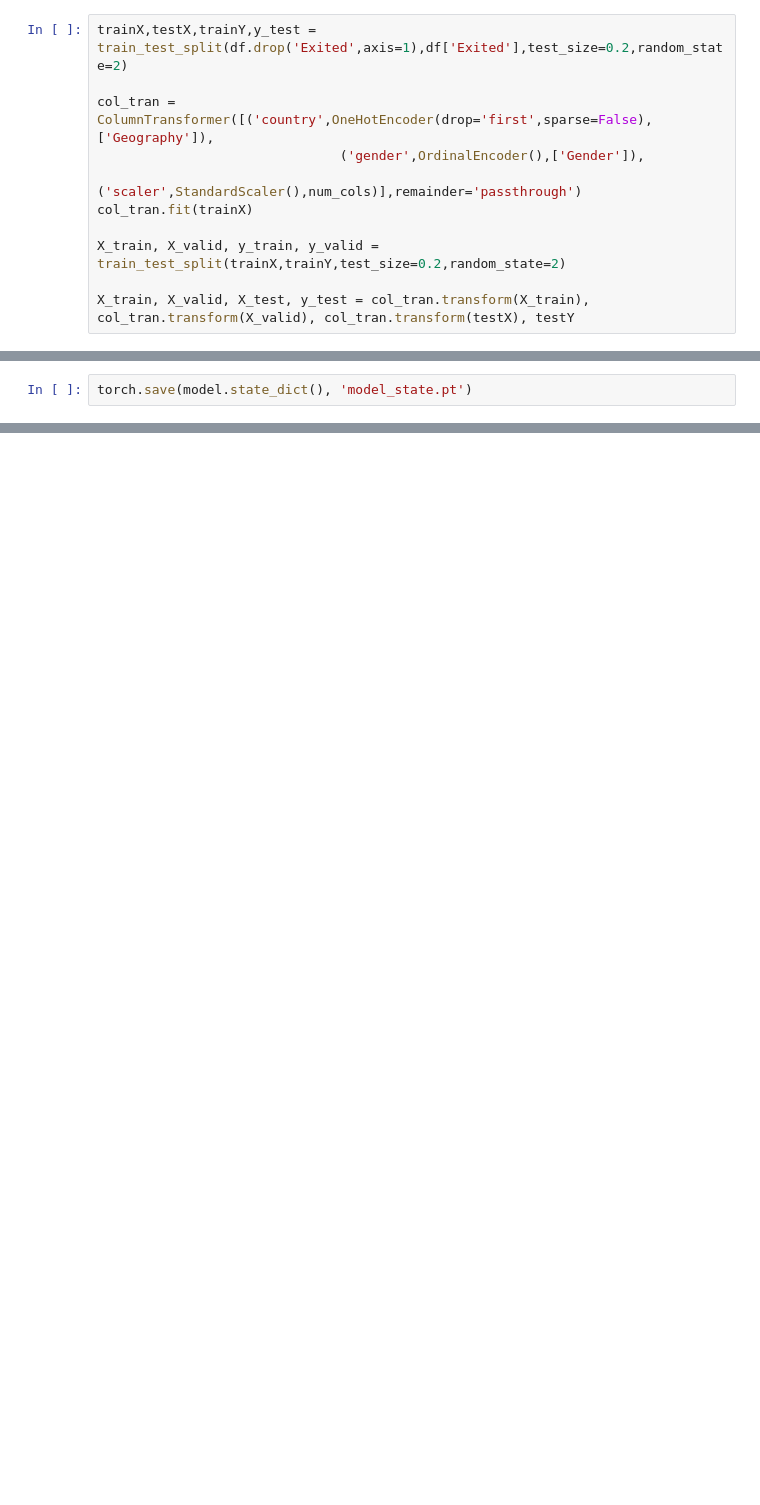
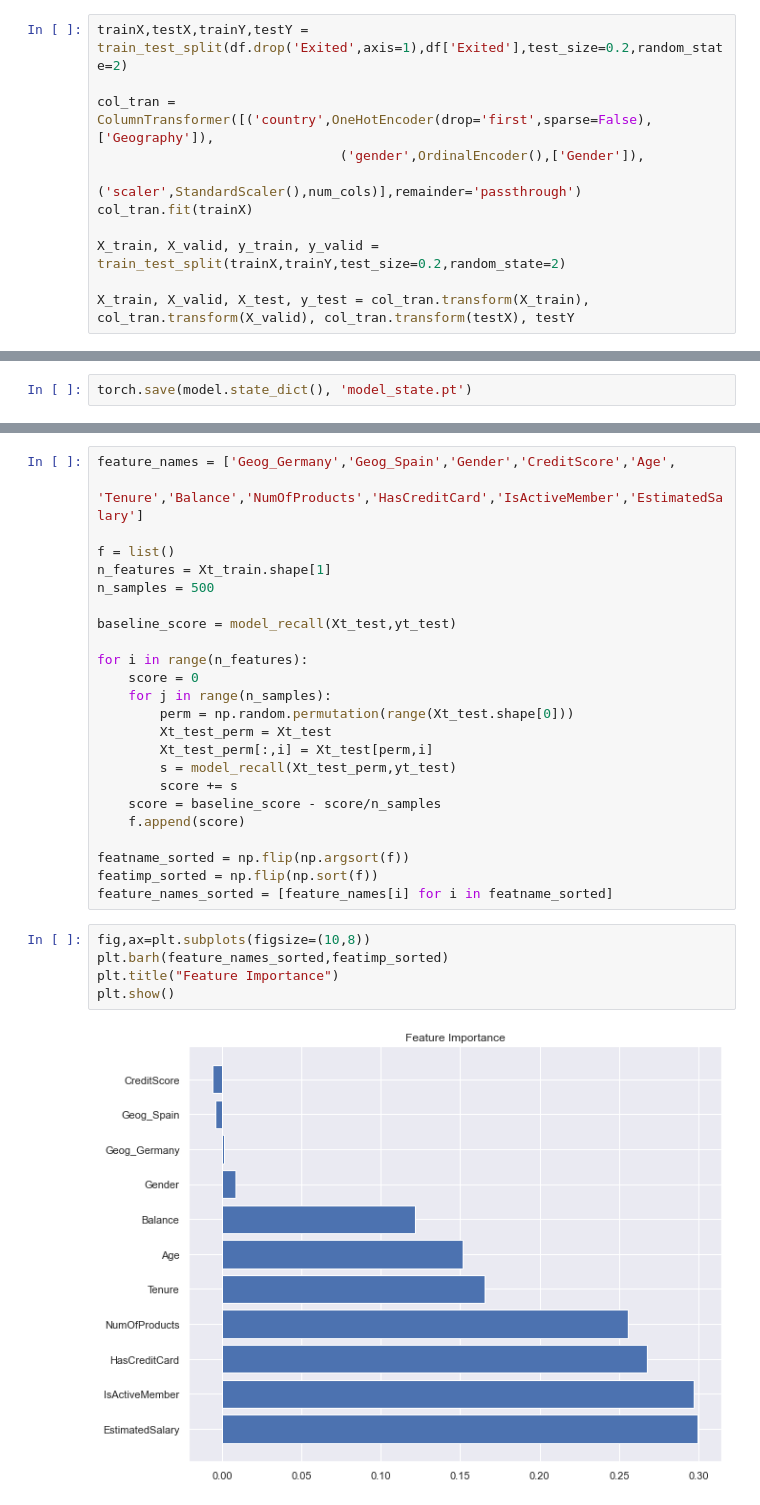
Before and after one commit to spikspiks/bank_churn, a Jupyter notebook: bank_churn.ipynb, the cells around one changed output, grey strips where cells are left out. Drawn from its saved outputs; the diff is of its cells as text; blank space fills up the shorter version.

```diff
--- a/bank_turnover.ipynb
+++ b/bank_churn.ipynb
@@ -120,7 +132,7 @@ Now here, we see some clear class separation in a number of the scatter plots. T
 # %% [markdown]
 ### Preparing Data for Model Fitting
 # %%
-trainX,testX,trainY,y_test = train_test_split(df.drop('Exited',axis=1),df['Exited'],test_size=0.2,random_state=2)
+trainX,testX,trainY,testY = train_test_split(df.drop('Exited',axis=1),df['Exited'],test_size=0.2,random_state=2)
 
 col_tran = ColumnTransformer([('country',OneHotEncoder(drop='first',sparse=False),['Geography']),
                                ('gender',OrdinalEncoder(),['Gender']),
@@ -364,0 +389,31 @@ torch.save(model.state_dict(), 'model_state.pt')
+# %%
+feature_names = ['Geog_Germany','Geog_Spain','Gender','CreditScore','Age',
+              'Tenure','Balance','NumOfProducts','HasCreditCard','IsActiveMember','EstimatedSalary']
+
+f = list()
+n_features = Xt_train.shape[1]
+n_samples = 500
+
+baseline_score = model_recall(Xt_test,yt_test)
+
+for i in range(n_features):
+    score = 0
+    for j in range(n_samples):
+        perm = np.random.permutation(range(Xt_test.shape[0]))
+        Xt_test_perm = Xt_test
+        Xt_test_perm[:,i] = Xt_test[perm,i]
+        s = model_recall(Xt_test_perm,yt_test)
+        score += s
+    score = baseline_score - score/n_samples
+    f.append(score)
+
+featname_sorted = np.flip(np.argsort(f))
+featimp_sorted = np.flip(np.sort(f))
+feature_names_sorted = [feature_names[i] for i in featname_sorted]
+# %%
+fig,ax=plt.subplots(figsize=(10,8))
+plt.barh(feature_names_sorted,featimp_sorted)
+plt.title("Feature Importance")
+plt.show()
+# %% [output]
+[figure, added]
```
Also changed, not shown: parts of 6 cells of this notebook, 2 other files.
